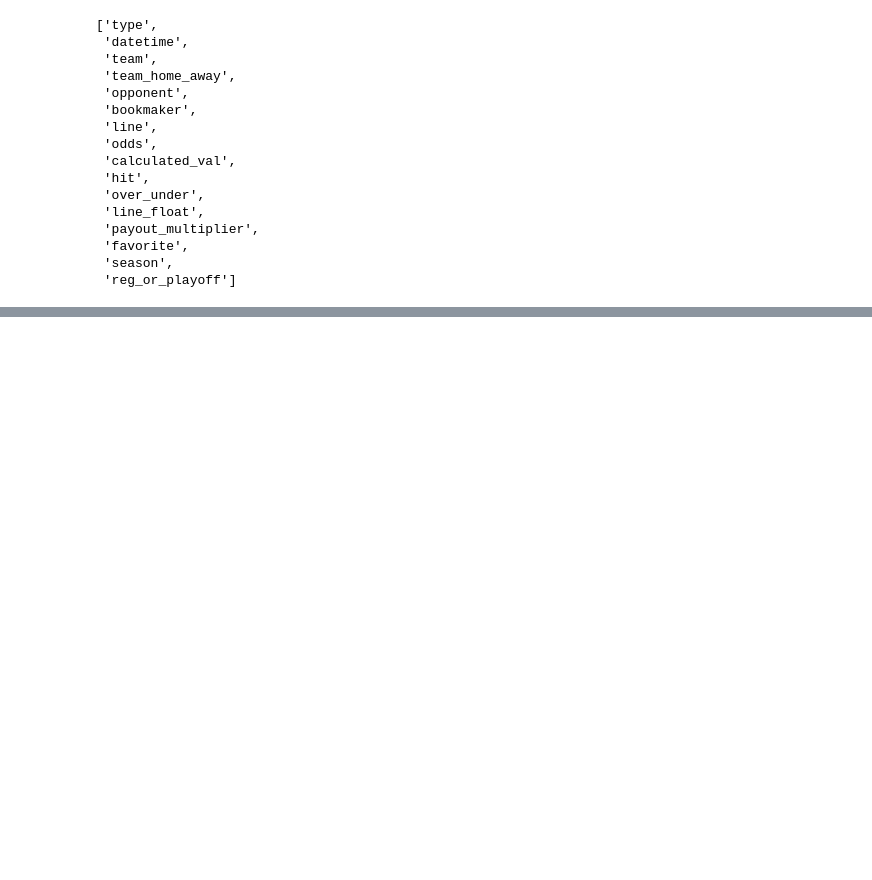
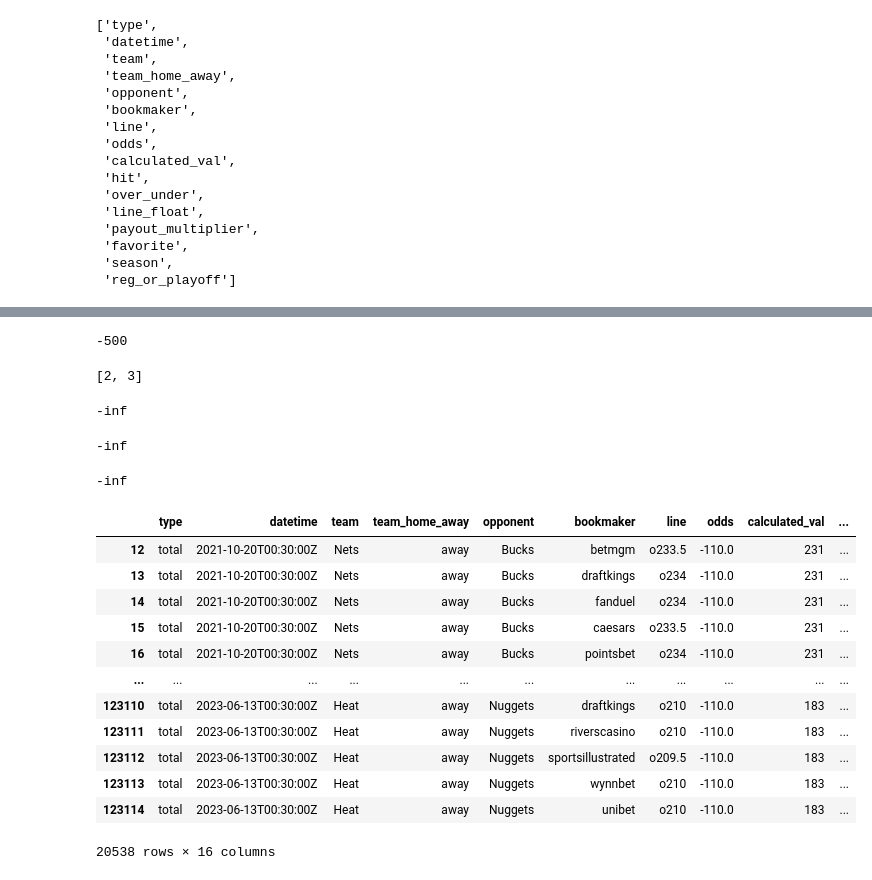
Before and after one commit to chanelton/nbabetting, a Jupyter notebook: tests.ipynb, the cells around one changed output, grey strips where cells are left out. Cells and saved outputs as stored; diff of their text form; code cells hidden in the pictures; blank space fills up the shorter version.

```diff
--- a/tests.ipynb
+++ b/tests.ipynb
@@ -107,0 +141,38 @@ sum(df2['payout_multiplier'] * 300.0)
+# %%
+int('-' + '500')
+# %% [output]
+-500
+# %%
+[1, 2, 3][1:3]
+# %% [output]
+[2, 3]
+# %%
+arr = ['-inf', '200']
+min([float(i) for i in arr])
+# %% [output]
+-inf
+# %%
+s = ''
+float(s) if s else float('-inf')
+# %% [output]
+-inf
+# %%
+float('-inf')
+# %% [output]
+-inf
+# %%
+data[data['over_under'] == 'o']
+# %% [output]
+|  | type | datetime | team | team_home_away | opponent | bookmaker | line | odds | calculated_val | ... |
+| 12 | total | 2021-10-20T00:30:00Z | Nets | away | Bucks | betmgm | o233.5 | -110.0 | 231 | ... |
+| 13 | total | 2021-10-20T00:30:00Z | Nets | away | Bucks | draftkings | o234 | -110.0 | 231 | ... |
+| 14 | total | 2021-10-20T00:30:00Z | Nets | away | Bucks | fanduel | o234 | -110.0 | 231 | ... |
+| 15 | total | 2021-10-20T00:30:00Z | Nets | away | Bucks | caesars | o233.5 | -110.0 | 231 | ... |
+| 16 | total | 2021-10-20T00:30:00Z | Nets | away | Bucks | pointsbet | o234 | -110.0 | 231 | ... |
+| ... | ... | ... | ... | ... | ... | ... | ... | ... | ... | ... |
+| 123110 | total | 2023-06-13T00:30:00Z | Heat | away | Nuggets | draftkings | o210 | -110.0 | 183 | ... |
+| 123111 | total | 2023-06-13T00:30:00Z | Heat | away | Nuggets | riverscasino | o210 | -110.0 | 183 | ... |
+| 123112 | total | 2023-06-13T00:30:00Z | Heat | away | Nuggets | sportsillustrated | o209.5 | -110.0 | 183 | ... |
+| 123113 | total | 2023-06-13T00:30:00Z | Heat | away | Nuggets | wynnbet | o210 | -110.0 | 183 | ... |
+| 123114 | total | 2023-06-13T00:30:00Z | Heat | away | Nuggets | unibet | o210 | -110.0 | 183 | ... |
+20538 rows × 16 columns
```
Also changed, not shown: parts of 11 cells of this notebook, 6 other files.
